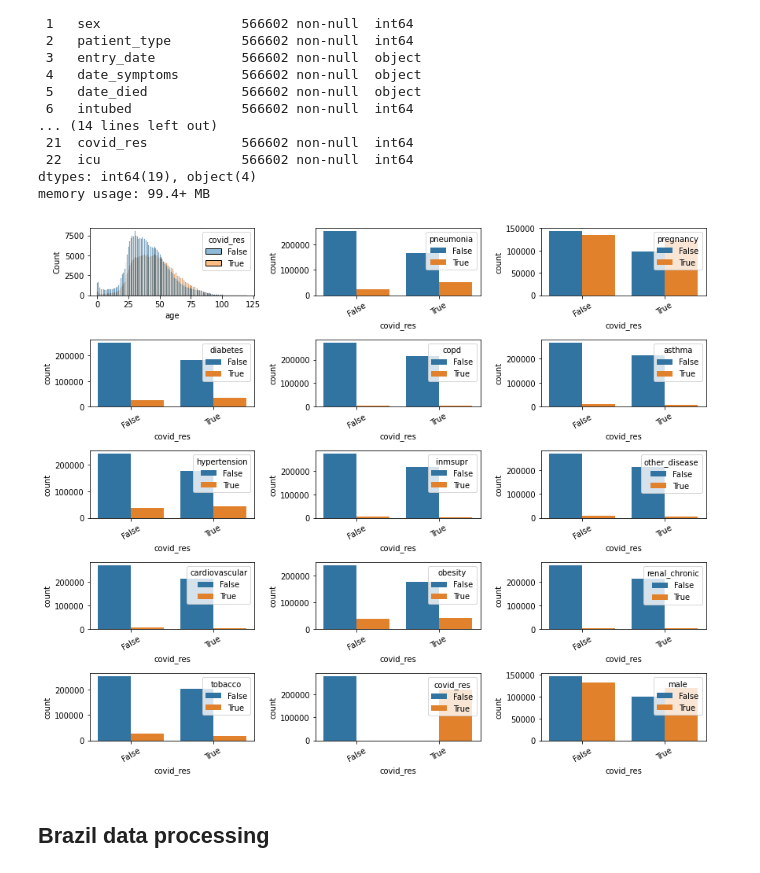
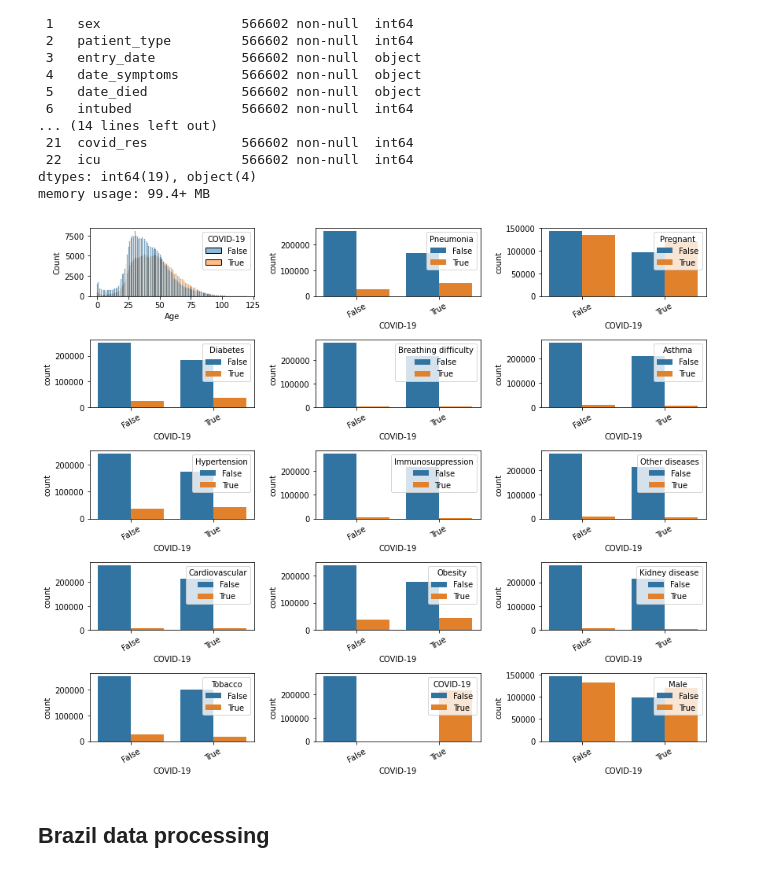
Before and after one commit to krishghiya/Coronavirus-Diagnosis-ML, a Jupyter notebook: server/Model.ipynb, the cells around one changed output. Saved outputs shown, nothing was run; the diff lists cells and outputs as text; code cells hidden in the pictures.

```diff
--- a/server/Model.ipynb
+++ b/server/Model.ipynb
@@ -71,21 +72,28 @@ mexico_df['pregnancy'] = mexico_df['pregnancy'].fillna(1)
 mexico_df.dropna(inplace=True)
 mexico_df[cols] = mexico_df[cols] == 1
 mexico_df['male'] = mexico_df['sex'] == 2
-mexico_df.drop('sex', axis=1, inplace=True)
+del mexico_df['sex']
+mexico_df.rename(columns={'inmsupr': 'Immunosuppression',
+                          'renal_chronic': 'Kidney Disease',
+                          'copd': "Breathing difficulty",
+                          'other_disease': 'Other diseases',
+                          'pregnancy': 'Pregnant'}, inplace=True)
+mexico_df.columns = [s.capitalize() for s in mexico_df.columns]
+mexico_df.rename(columns={'Covid_res': 'COVID-19'}, inplace=True)
 # %%
 cols = mexico_df.columns
 fig, axes = plt.subplots(5,3, figsize=(12,10))
 axes = axes.flatten()
 
 for i, col in enumerate(cols):
-  if col != 'age':
+  if col != 'Age':
     plot(-2, i, mexico_df, axes[i])
-sns.histplot(x='age', hue='covid_res', ax=axes[0], data=mexico_df)
+sns.histplot(x='Age', hue='COVID-19', ax=axes[0], data=mexico_df)
 
 plt.tight_layout()
 plt.show()
 # %% [output]
-[figure, old version]
+[figure, new version]
 # %% [markdown]
 ## Brazil data processing
 # %%
```
Also changed, not shown: parts of 15 cells of this notebook.
